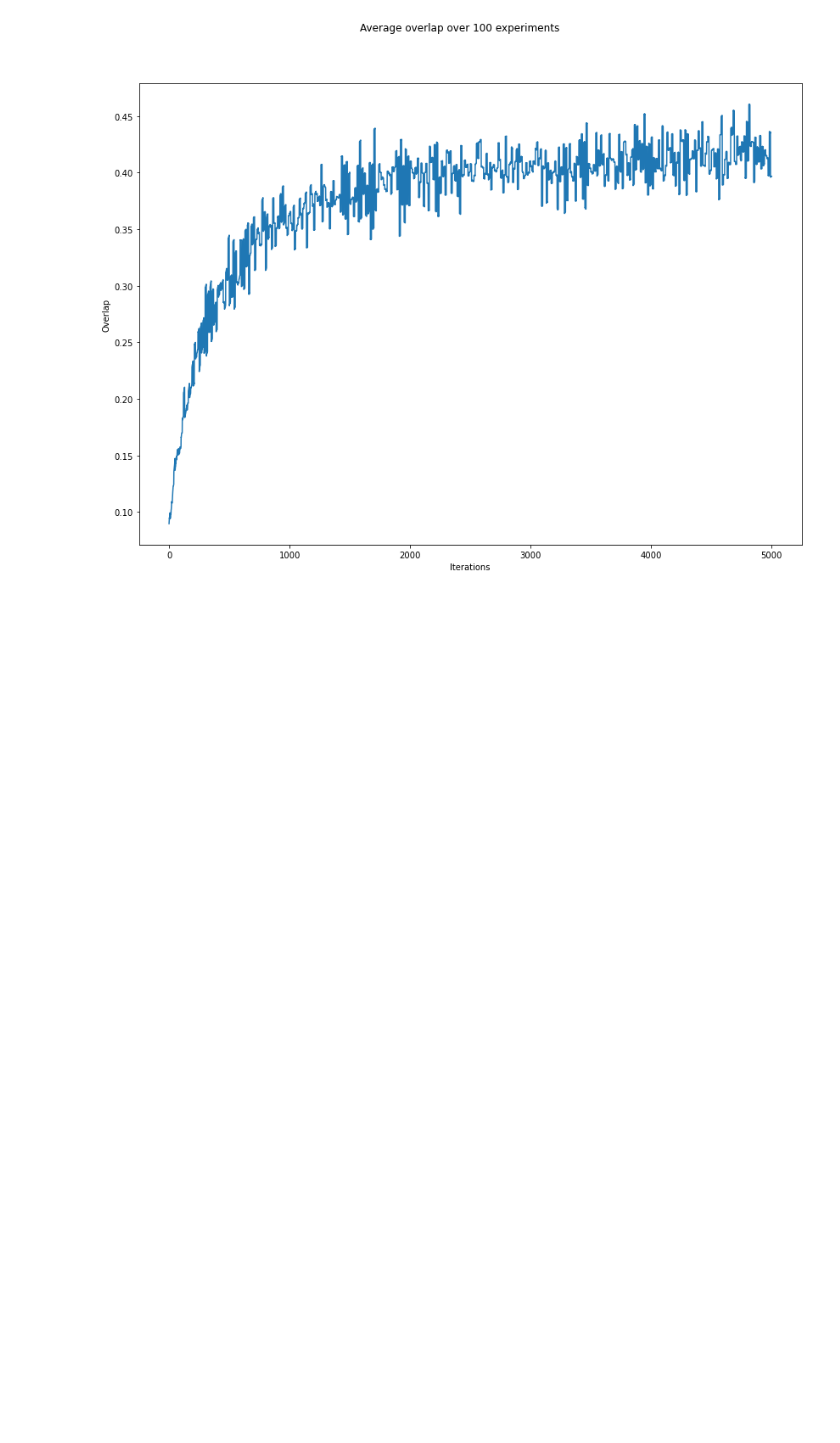
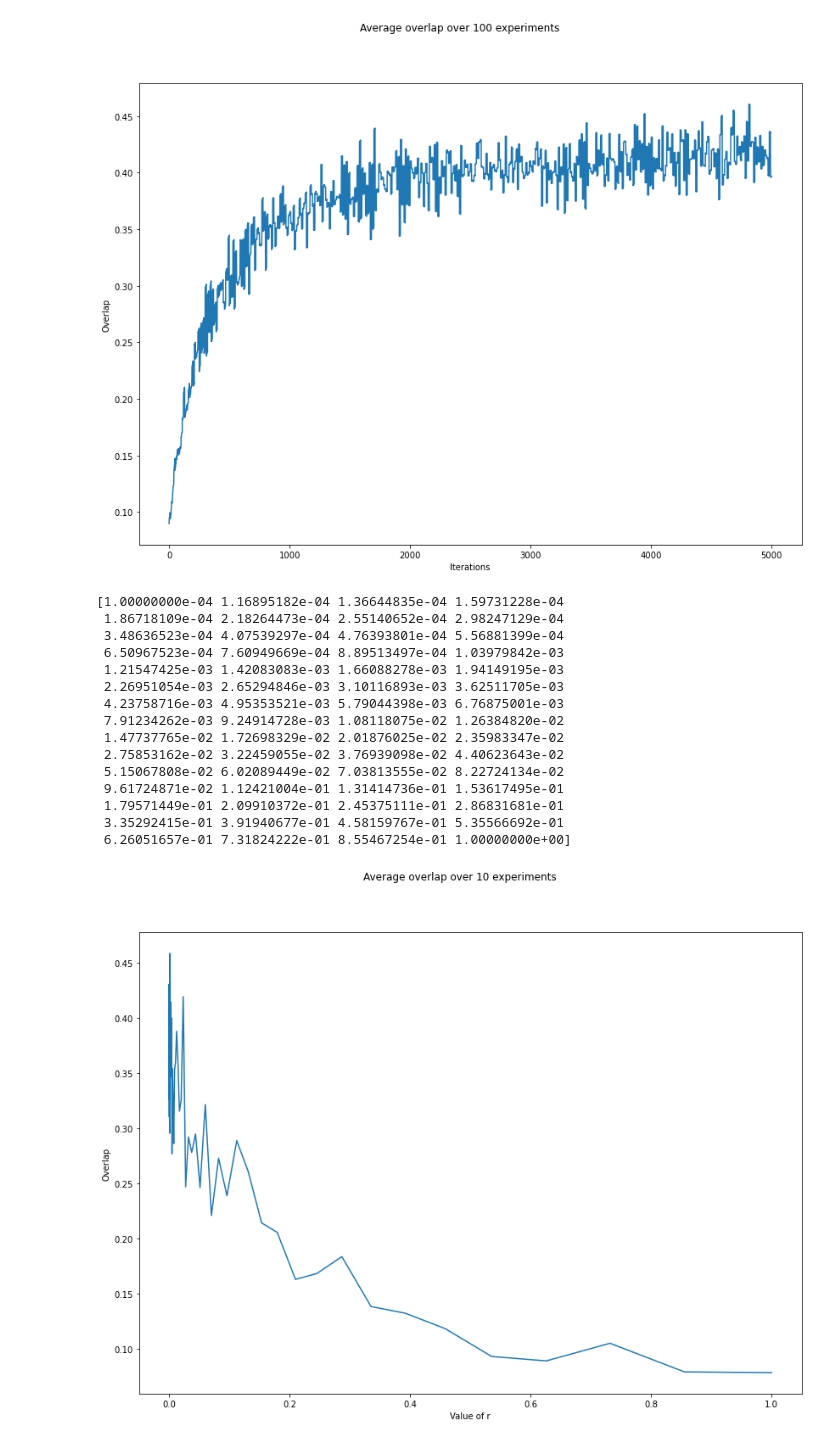
Before and after one commit to Andrey-s-Fan-Club/MCAAProject, a Jupyter notebook: sbm.ipynb, the cells around one changed output. Drawn from its saved outputs; the diff is of its cells as text; code cells hidden in the pictures; blank space fills up the shorter version.

Commit message:
added plot as a function of r function

```diff
--- a/sbm.ipynb
+++ b/sbm.ipynb
@@ -62,3 +59,26 @@ overlap_hat_mixed = run_experiment(N, a, b, x_star, mixed_houdayer, nb_iter=nb_i
 visualise_overlap(overlap_hat_mixed, nb_iters, nb_exp)
 # %% [output]
 [figure]
+# %%
+N=100
+
+x_star = generate_x(N)
+# %%
+overlap_as_function_of_r(x_star, metropolis, N)
+# %% [output]
+[1.00000000e-04 1.16895182e-04 1.36644835e-04 1.59731228e-04
+ 1.86718109e-04 2.18264473e-04 2.55140652e-04 2.98247129e-04
+ 3.48636523e-04 4.07539297e-04 4.76393801e-04 5.56881399e-04
+ 6.50967523e-04 7.60949669e-04 8.89513497e-04 1.03979842e-03
+ 1.21547425e-03 1.42083083e-03 1.66088278e-03 1.94149195e-03
+ 2.26951054e-03 2.65294846e-03 3.10116893e-03 3.62511705e-03
+ 4.23758716e-03 4.95353521e-03 5.79044398e-03 6.76875001e-03
+ 7.91234262e-03 9.24914728e-03 1.08118075e-02 1.26384820e-02
+ 1.47737765e-02 1.72698329e-02 2.01876025e-02 2.35983347e-02
+ 2.75853162e-02 3.22459055e-02 3.76939098e-02 4.40623643e-02
+ 5.15067808e-02 6.02089449e-02 7.03813555e-02 8.22724134e-02
+ 9.61724871e-02 1.12421004e-01 1.31414736e-01 1.53617495e-01
+ 1.79571449e-01 2.09910372e-01 2.45375111e-01 2.86831681e-01
+ 3.35292415e-01 3.91940677e-01 4.58159767e-01 5.35566692e-01
+ 6.26051657e-01 7.31824222e-01 8.55467254e-01 1.00000000e+00]
+[figure, added]
```
Also changed, not shown: parts of 2 cells of this notebook, 1 other file.
